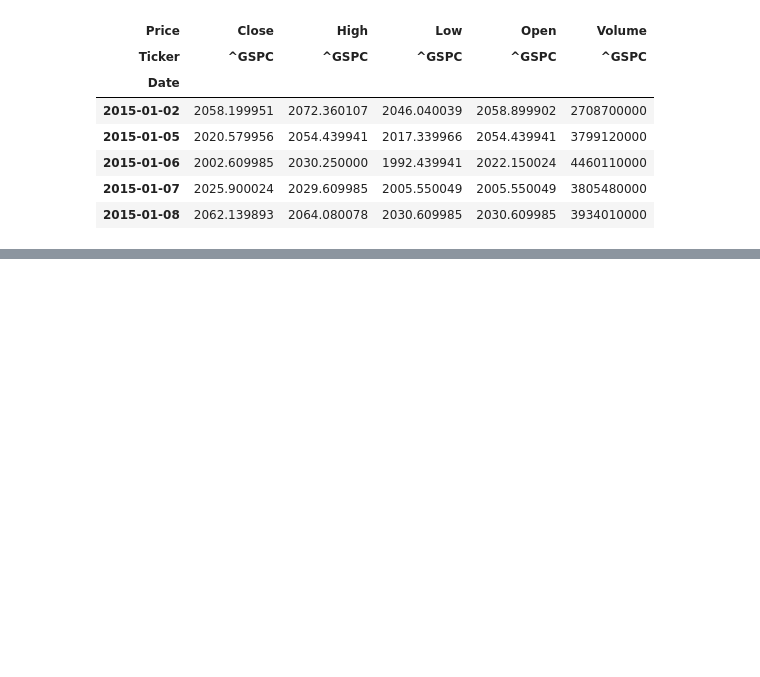
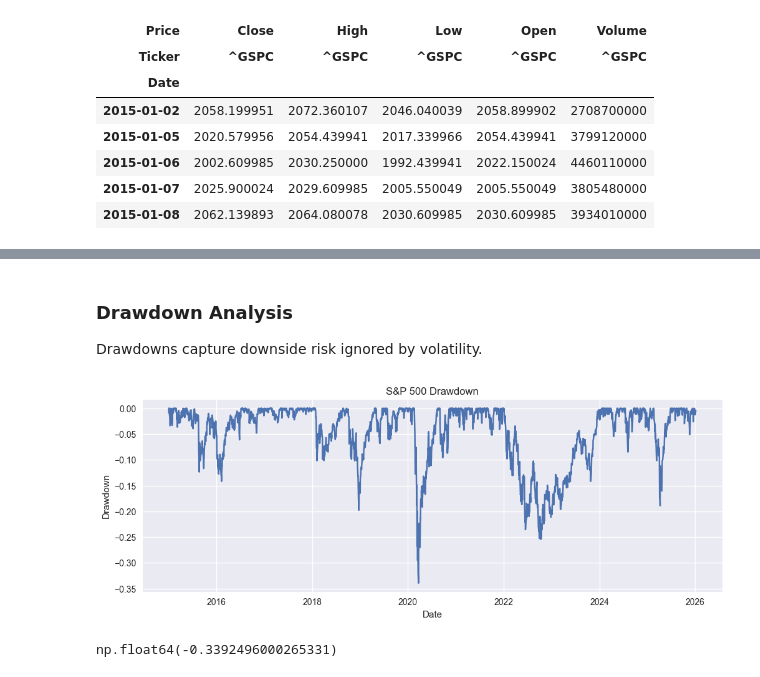
Before and after one commit to harshith8gowda/quant-data-projects, a Jupyter notebook: project_1_market_analysis/market_overview.ipynb, the cells around one changed output, grey strips where cells are left out. Saved outputs shown, nothing was run; the diff lists cells and outputs as text; code cells hidden in the pictures; blank space fills up the shorter version.

```diff
--- a/project_1_market_analysis/market_overview.ipynb
+++ b/project_1_market_analysis/market_overview.ipynb
@@ -41,0 +109,20 @@ plt.show()
+# %% [markdown]
+### Drawdown Analysis
+
+Drawdowns capture downside risk ignored by volatility.
+# %%
+cum_returns = (1 + data['Returns']).cumprod()
+rolling_max = cum_returns.cummax()
+drawdown = (cum_returns - rolling_max) / rolling_max
+
+plt.figure(figsize=(12,4))
+plt.plot(drawdown)
+plt.title("S&P 500 Drawdown")
+plt.xlabel("Date")
+plt.ylabel("Drawdown")
+plt.show()
+
+drawdown.min()
+# %% [output]
+[figure, added]
+np.float64(-0.3392496000265331)
```
Also changed, not shown: parts of 15 cells of this notebook, 2 other files.
